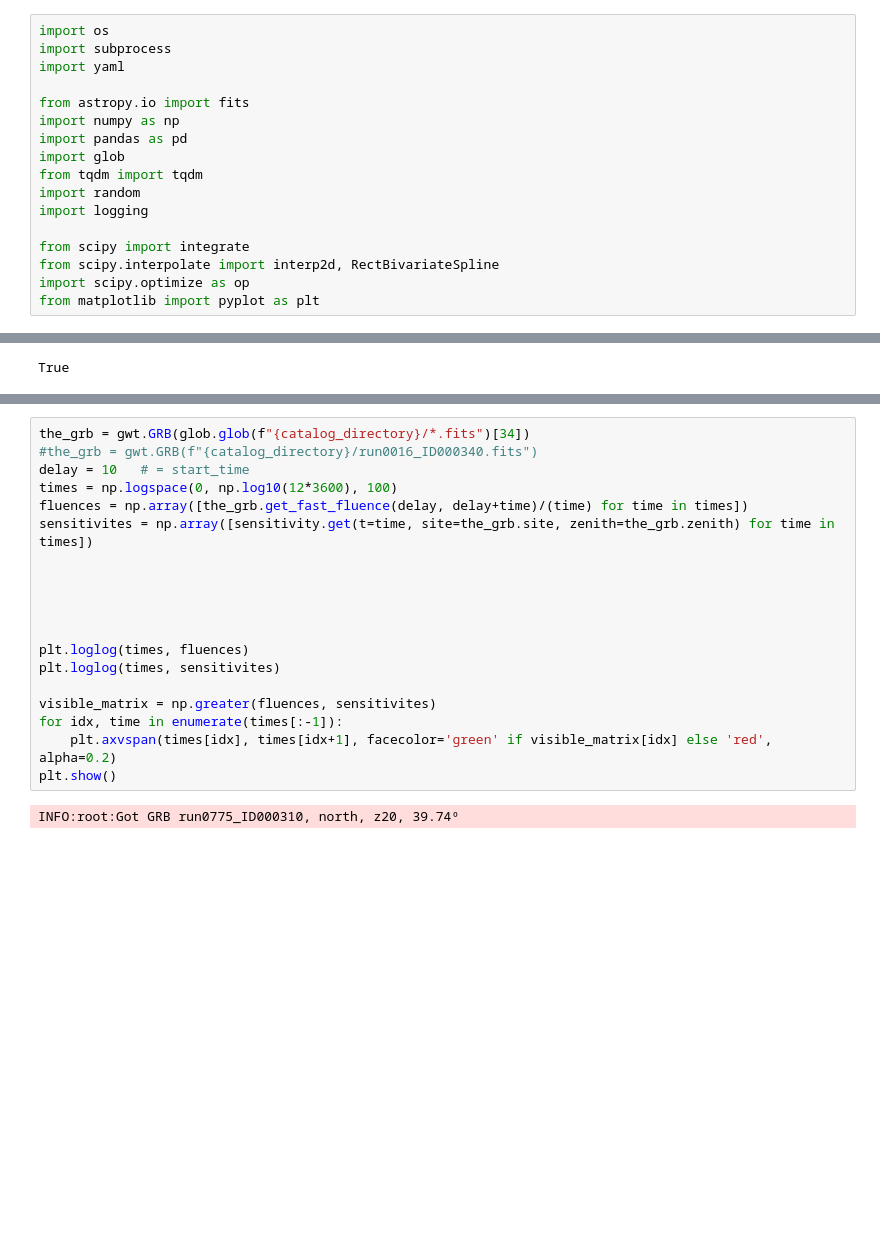
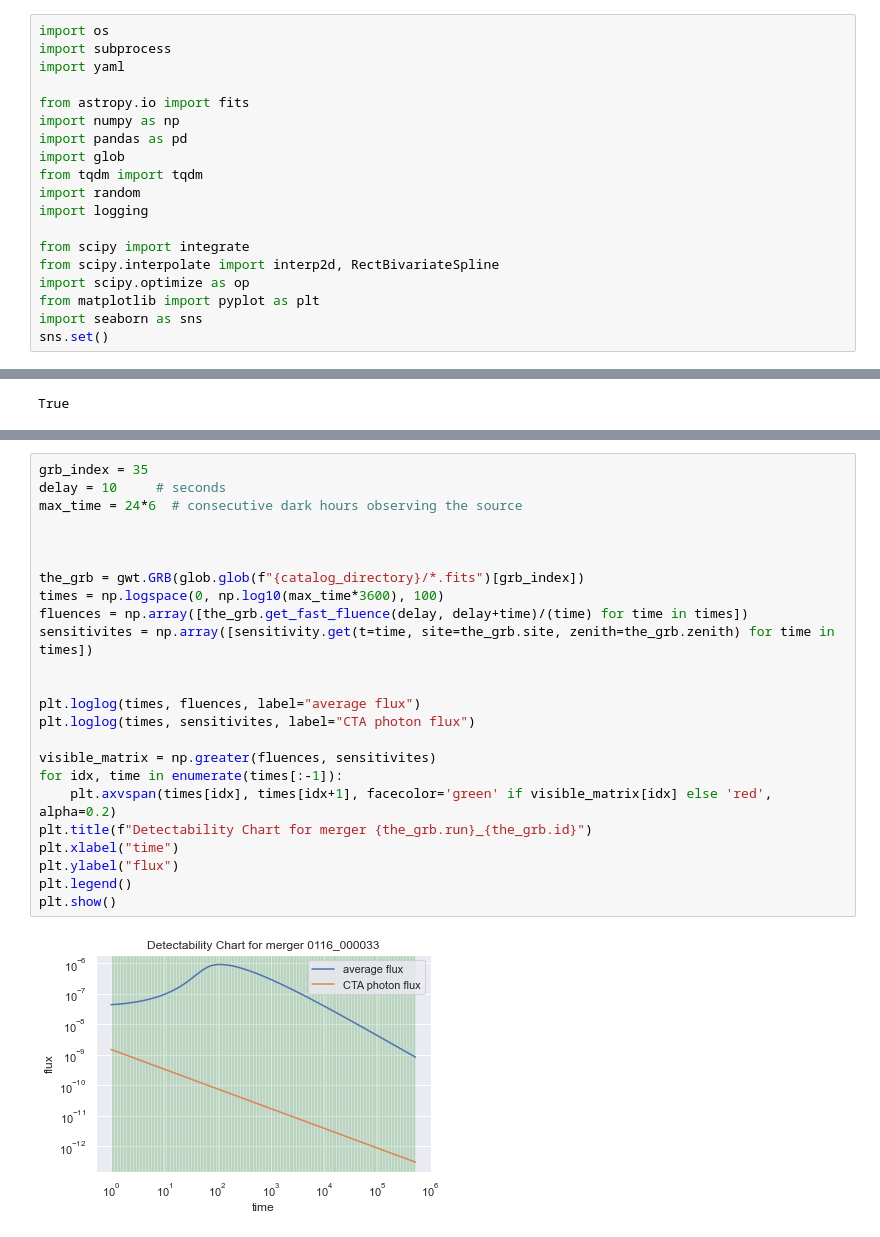
Before and after one commit to astrojarred/gravitational_wave_toy, a Jupyter notebook: notebooks/integrating_v2.ipynb, the cells around one changed output, grey strips where cells are left out. Saved outputs shown, nothing was run; the diff lists cells and outputs as text; blank space fills up the shorter version.

```diff
--- a/notebooks/integrating_v2.ipynb
+++ b/notebooks/integrating_v2.ipynb
@@ -20,6 +20,8 @@ from scipy import integrate
 from scipy.interpolate import interp2d, RectBivariateSpline
 import scipy.optimize as op
 from matplotlib import pyplot as plt
+import seaborn as sns
+sns.set()
 # %%
 from gravitational_wave_toy import GWToyV2 as gwt
 from gravitational_wave_toy import GWToy as gwto
@@ -639,21 +657,26 @@ True
 # %%
-the_grb = gwt.GRB(glob.glob(f"{catalog_directory}/*.fits")[34])
-#the_grb = gwt.GRB(f"{catalog_directory}/run0016_ID000340.fits")
-delay = 10   # = start_time
-times = np.logspace(0, np.log10(12*3600), 100)
+grb_index = 35
+delay = 10     # seconds
+max_time = 24*6  # consecutive dark hours observing the source
+
+
+
+the_grb = gwt.GRB(glob.glob(f"{catalog_directory}/*.fits")[grb_index])
+times = np.logspace(0, np.log10(max_time*3600), 100)
 fluences = np.array([the_grb.get_fast_fluence(delay, delay+time)/(time) for time in times])
 sensitivites = np.array([sensitivity.get(t=time, site=the_grb.site, zenith=the_grb.zenith) for time in times])
 
 
-
-
-
-plt.loglog(times, fluences)
-plt.loglog(times, sensitivites)
+plt.loglog(times, fluences, label="average flux")
+plt.loglog(times, sensitivites, label="CTA photon flux")
 
 visible_matrix = np.greater(fluences, sensitivites)
 for idx, time in enumerate(times[:-1]):
     plt.axvspan(times[idx], times[idx+1], facecolor='green' if visible_matrix[idx] else 'red', alpha=0.2)
+plt.title(f"Detectability Chart for merger {the_grb.run}_{the_grb.id}")
+plt.xlabel("time")
+plt.ylabel("flux")
+plt.legend()
 plt.show()
 # %% [output]
-INFO:root:Got GRB run0775_ID000310, north, z20, 39.74º
+[figure, added]
```
Also changed, not shown: parts of 14 cells of this notebook.
